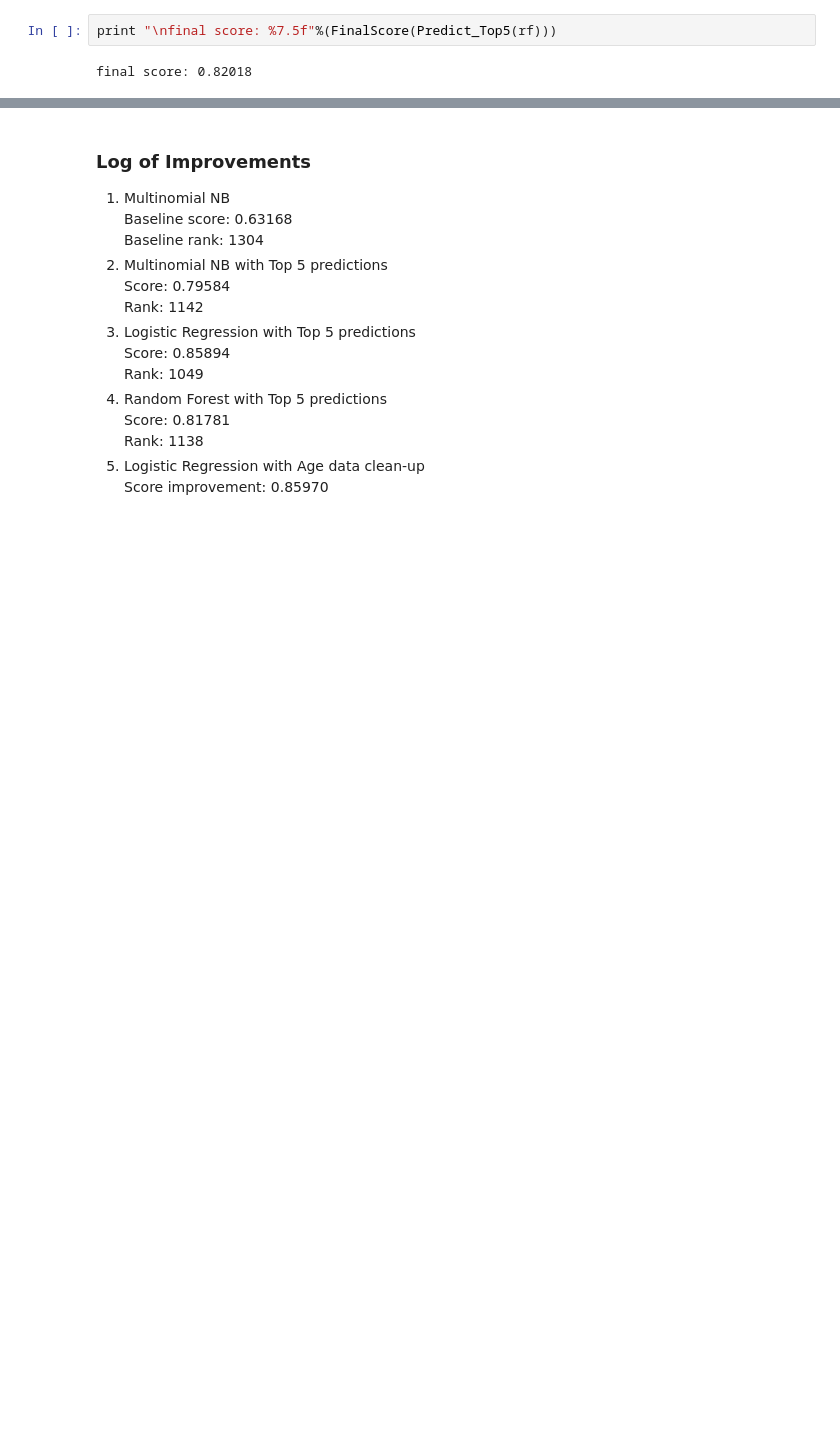
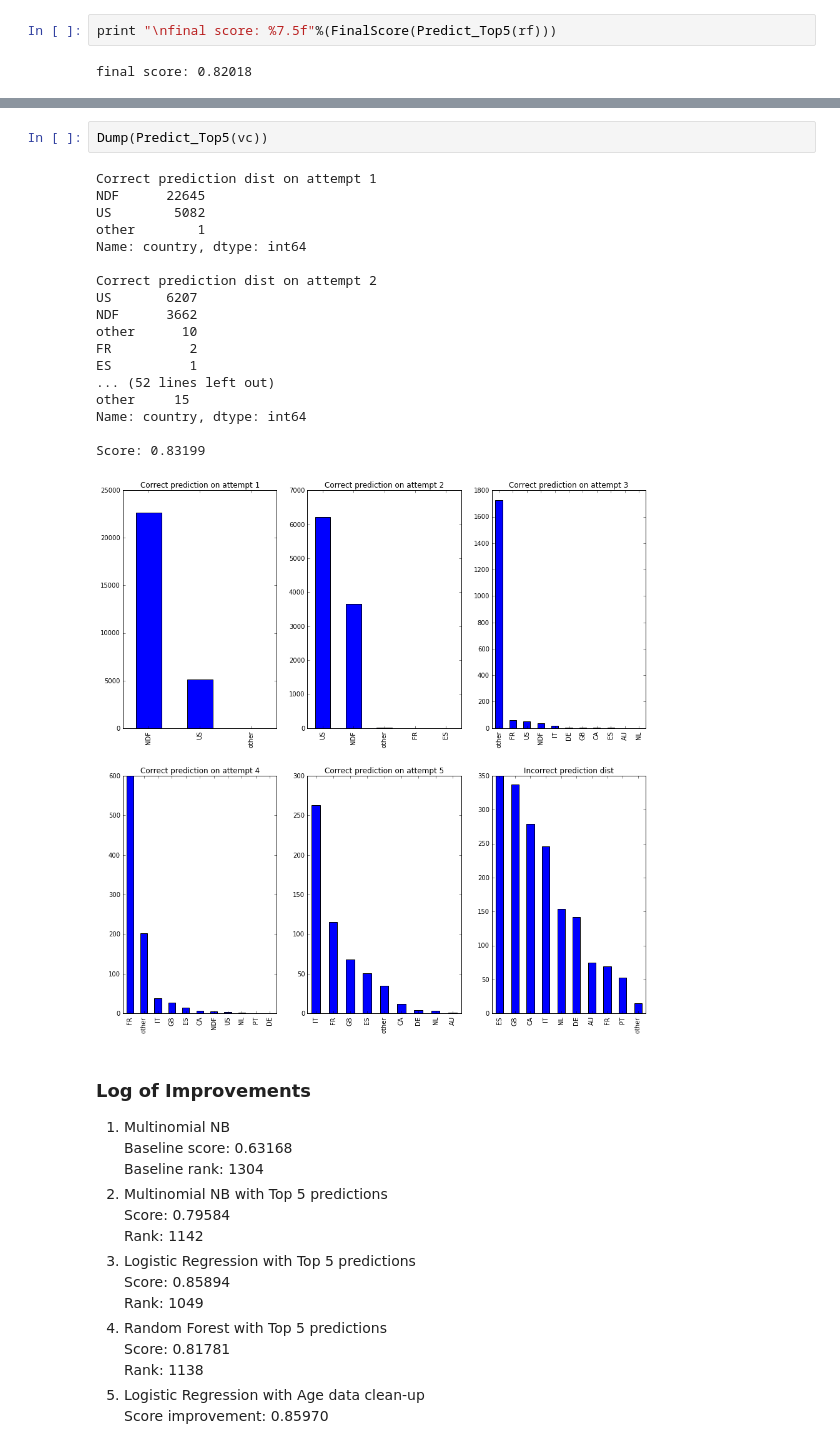
Before and after one commit to kyungguyeo/W207-Final-Project, a Jupyter notebook: airbnb_shared_project.ipynb, the cells around one changed output, grey strips where cells are left out. Cells and saved outputs as stored; diff of their text form; blank space fills up the shorter version.

```diff
--- a/airbnb_shared_project.ipynb
+++ b/airbnb_shared_project.ipynb
@@ -425,3 +488,24 @@ final score: 0.83187
+# %%
+Dump(Predict_Top5(vc))
+# %% [output]
+Correct prediction dist on attempt 1
+NDF      22645
+US        5082
+other        1
+Name: country, dtype: int64
+
+Correct prediction dist on attempt 2
+US       6207
+NDF      3662
+other      10
+FR          2
+ES          1
+... (52 lines left out)
+other     15
+Name: country, dtype: int64
+
+Score: 0.83199
+[figure, added]
 # %% [markdown]
 ### Log of Improvements
 1. Multinomial NB
```
Also changed, not shown: parts of 9 cells of this notebook, 2 other files.
